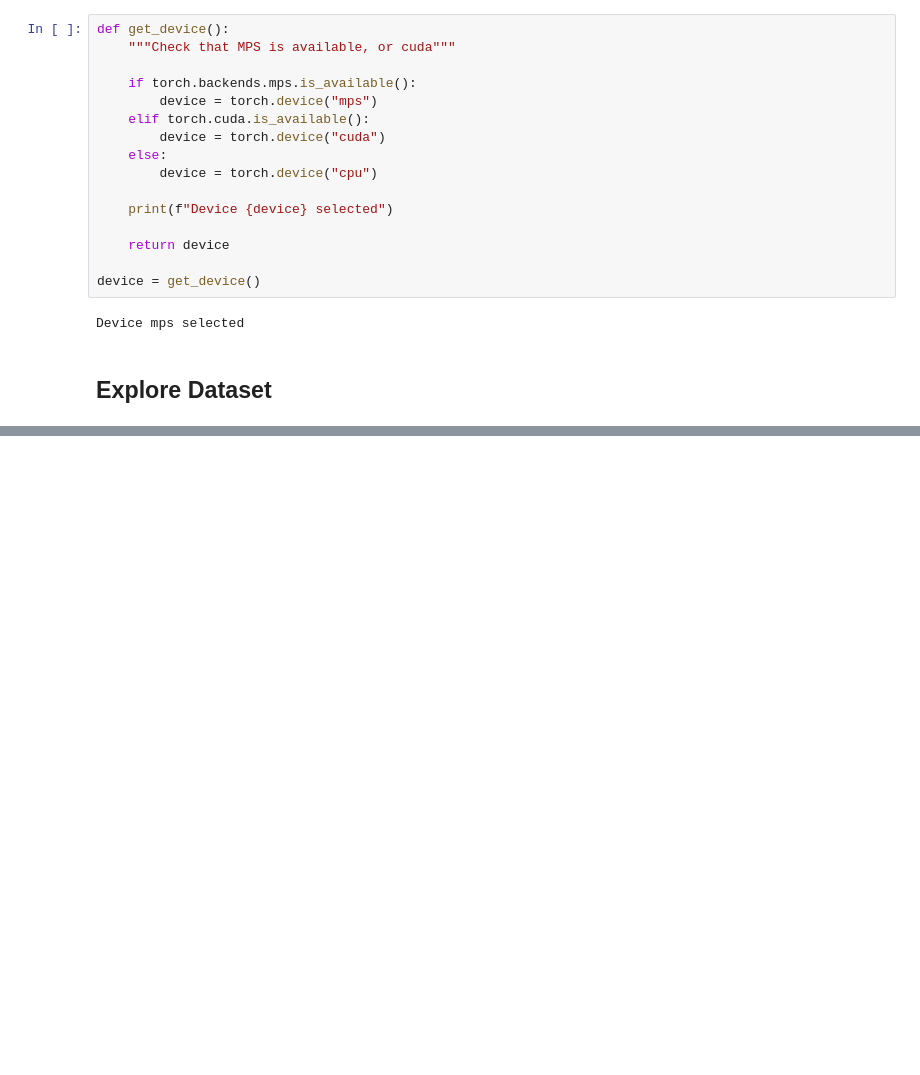
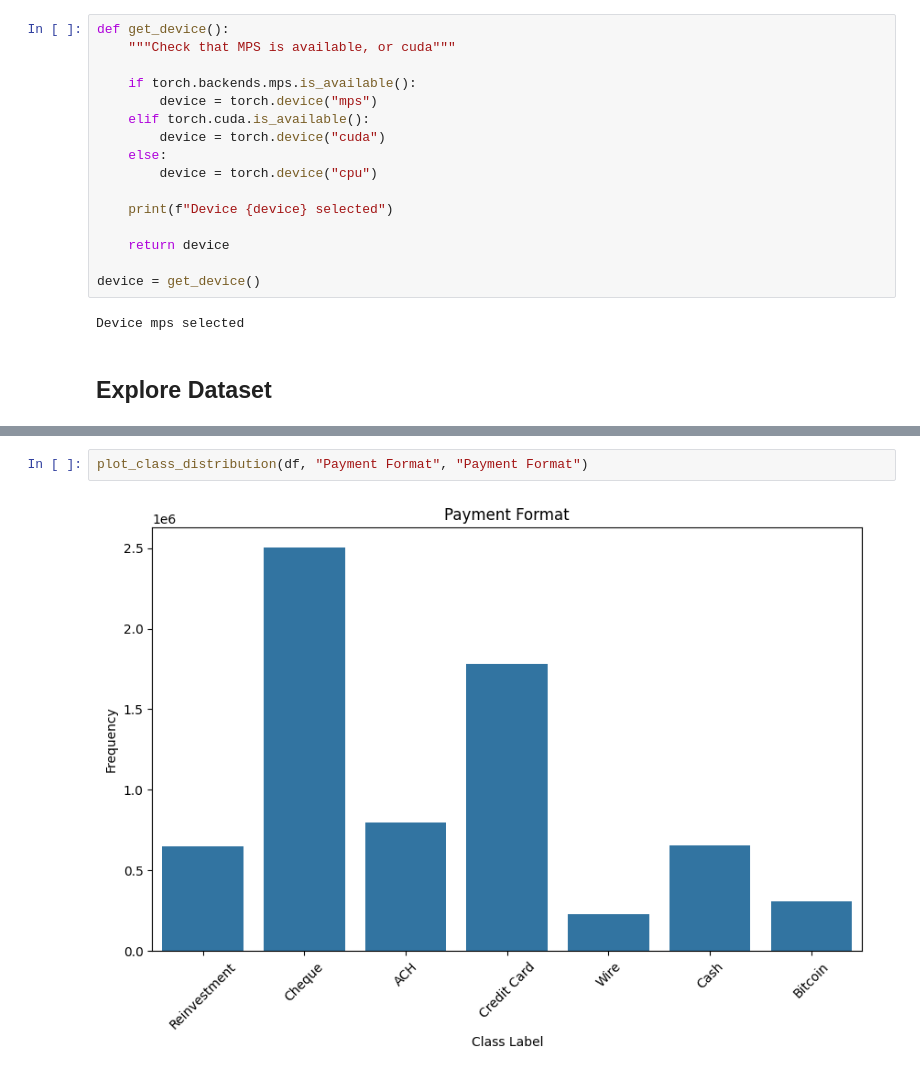
Before and after one commit to luca-marian/aml-detection, a Jupyter notebook: explore_dataset.ipynb, the cells around one changed output, grey strips where cells are left out. Saved outputs shown, nothing was run; the diff lists cells and outputs as text; blank space fills up the shorter version.

```diff
--- a/explore_dataset.ipynb
+++ b/explore_dataset.ipynb
@@ -90,0 +180,4 @@ df = pd.read_csv(AML_SMALL_DATASET)
+# %%
+plot_class_distribution(df, "Payment Format", "Payment Format")
+# %% [output]
+[figure, added]
```
Also changed, not shown: parts of 23 cells of this notebook.
